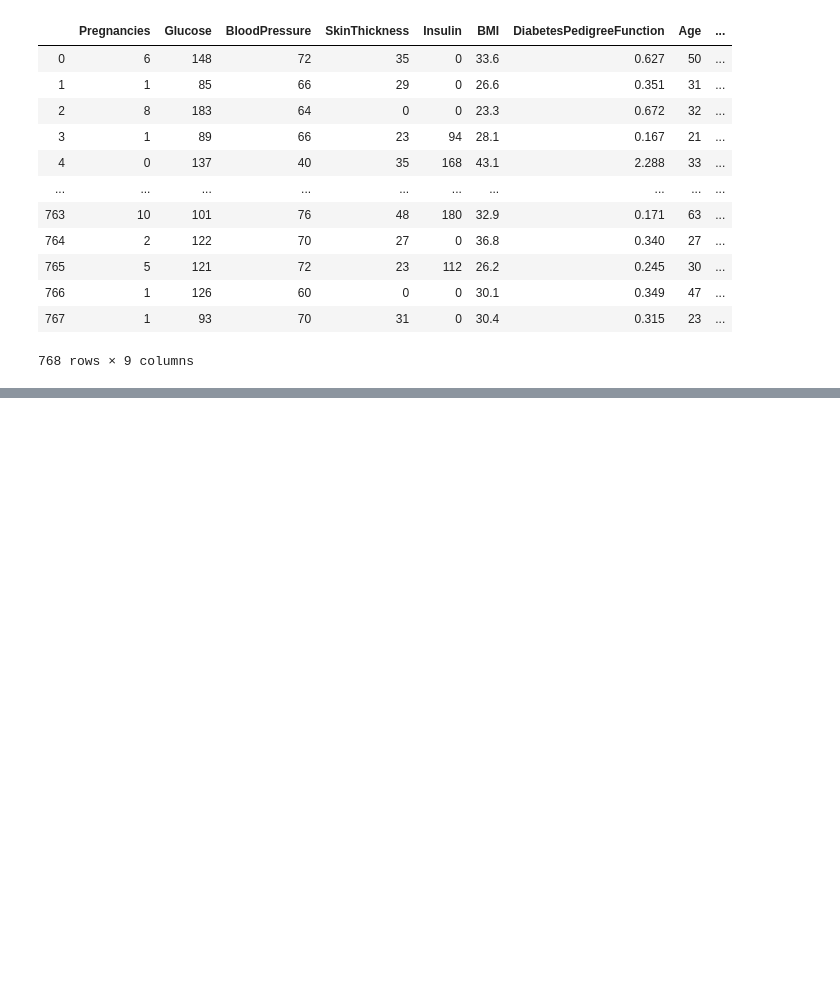
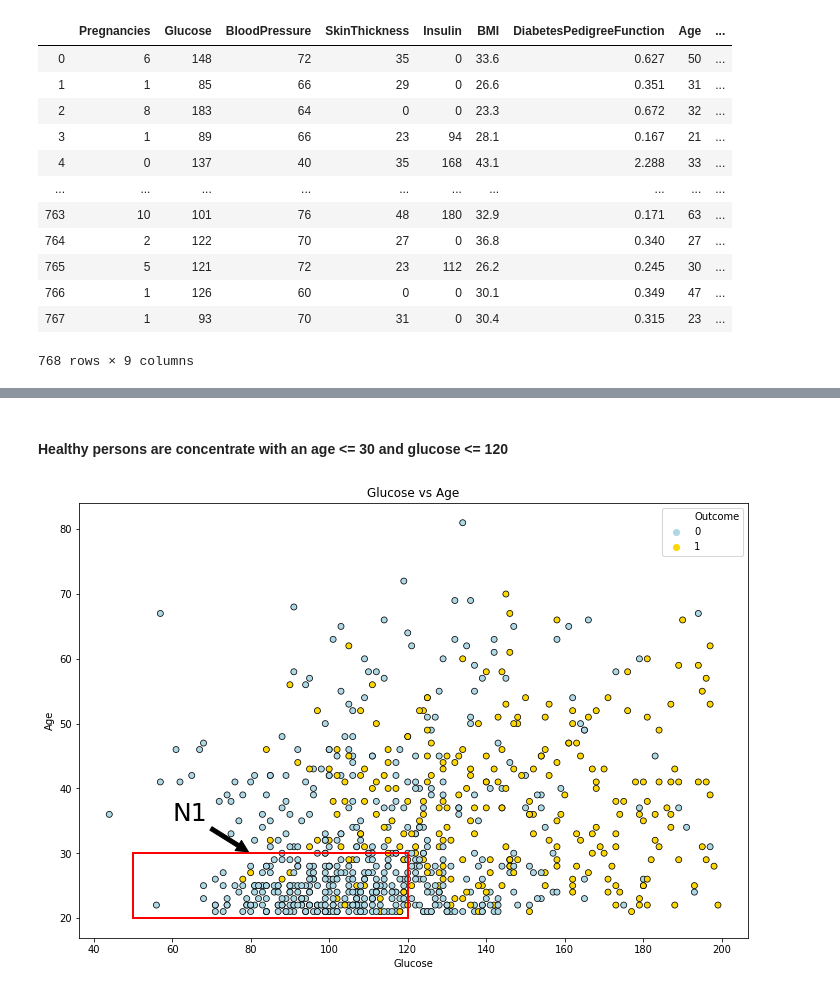
Before and after one commit to Hotlynn2/festman, a Jupyter notebook: Intro to DS.ipynb, the cells around one changed output, grey strips where cells are left out. Drawn from its saved outputs; the diff is of its cells as text; code cells hidden in the pictures; blank space fills up the shorter version.

```diff
--- a/Intro to DS.ipynb
+++ b/Intro to DS.ipynb
@@ -21,0 +481,22 @@ data
+# %% [markdown]
+#### Healthy persons are concentrate with an age <= 30 and glucose <= 120
+# %%
+palette ={0 : 'lightblue', 1 : 'gold'}
+edgecolor = 'black'
+
+fig = plt.figure(figsize=(12,8))
+
+ax1 = sns.scatterplot(x = data['Glucose'], y = data['Age'], hue = "Outcome",
+                    data = data, palette = palette, edgecolor=edgecolor)
+
+plt.annotate('N1', size=25, color='black', xy=(80, 30), xytext=(60, 35),
+            arrowprops=dict(facecolor='black', shrink=0.05),
+            )
+plt.plot([50, 120], [30, 30], linewidth=2, color = 'red')
+plt.plot([120, 120], [20, 30], linewidth=2, color = 'red')
+plt.plot([50, 120], [20, 20], linewidth=2, color = 'red')
+plt.plot([50, 50], [20, 30], linewidth=2, color = 'red')
+plt.title('Glucose vs Age')
+plt.show()
+# %% [output]
+[figure, added]
```
Also changed, not shown: parts of 51 cells of this notebook.
